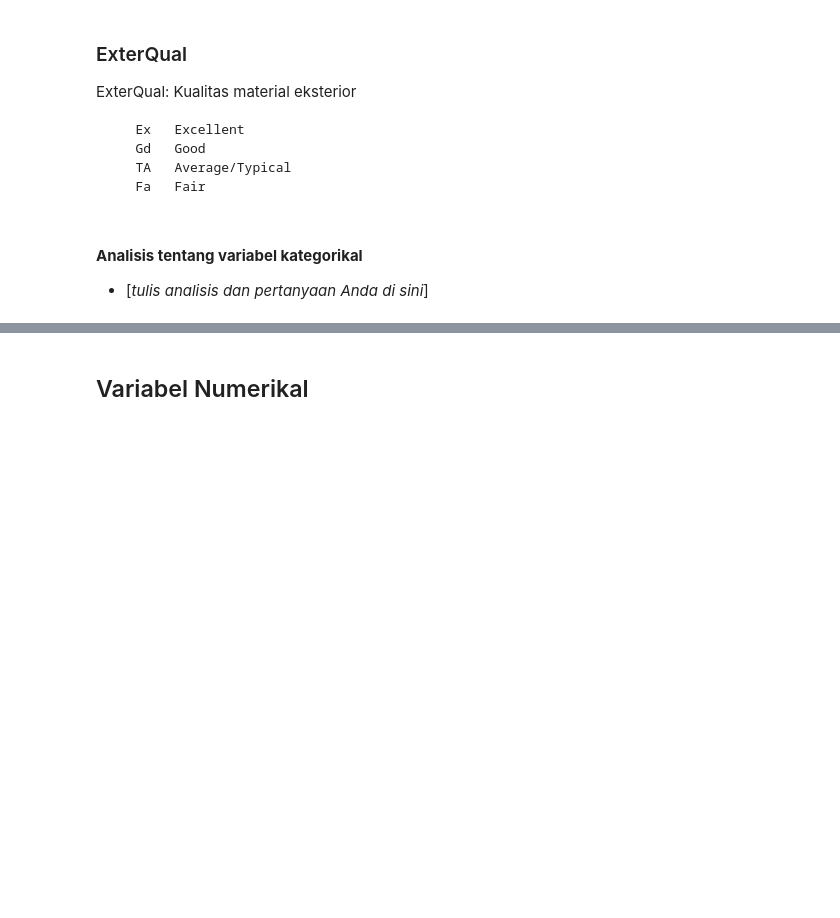
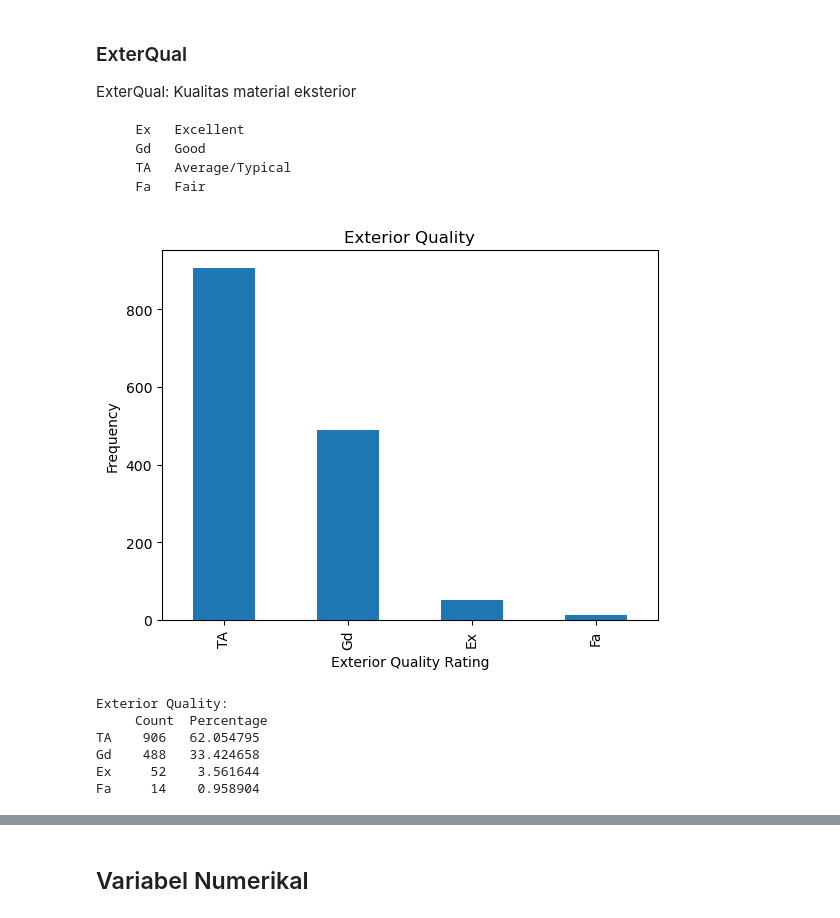
Before and after one commit to fikriazh/Final-Project-Data-Science, a Jupyter notebook: Case Study 02/Project_Based_Learning_Case_02.ipynb, the cells around one changed output, grey strips where cells are left out. Drawn from its saved outputs; the diff is of its cells as text; code cells hidden in the pictures; blank space fills up the shorter version.

```diff
--- a/Case Study 02/Project_Based_Learning_Case_02.ipynb
+++ b/Case Study 02/Project_Based_Learning_Case_02.ipynb
@@ -80,4 +167,24 @@ ExterQual: Kualitas material eksterior
-# %% [markdown]
-#### **Analisis tentang variabel kategorikal**
-
-* [*tulis analisis dan pertanyaan Anda di sini*]
+# %%
+### Barplot ExterQual
+
+exter_qual_counts = house["ExterQual"].value_counts()
+exter_qual_counts.plot.bar()
+
+plt.title("Exterior Quality")
+plt.xlabel("Exterior Quality Rating")
+plt.ylabel("Frequency")
+plt.show()
+
+# Count and calculate percentage for ExterQual column
+exter_counts = house["ExterQual"].value_counts()
+exter_percents = exter_counts / len(house) * 100
+exter_table = pd.concat([exter_counts, exter_percents], axis=1, keys=['Count', 'Percentage'])
+print("\nExterior Quality:\n", exter_table)
+# %% [output]
+[figure, added]
+Exterior Quality:
+     Count  Percentage
+TA    906   62.054795
+Gd    488   33.424658
+Ex     52    3.561644
+Fa     14    0.958904
```
Also changed, not shown: parts of 37 cells of this notebook, 33 other files.
